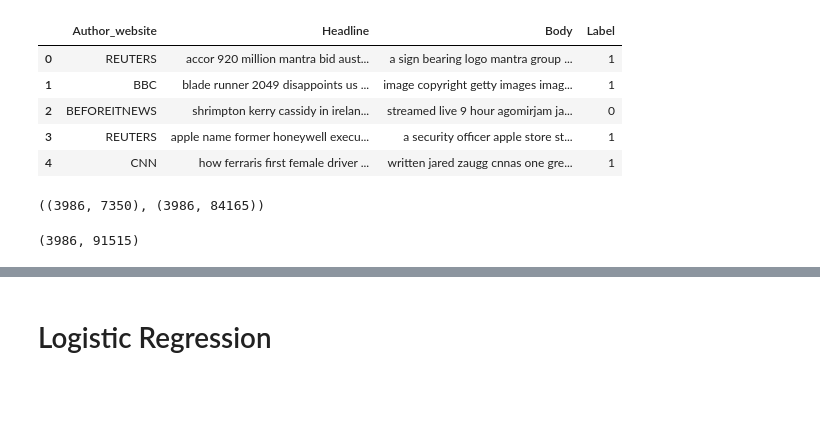
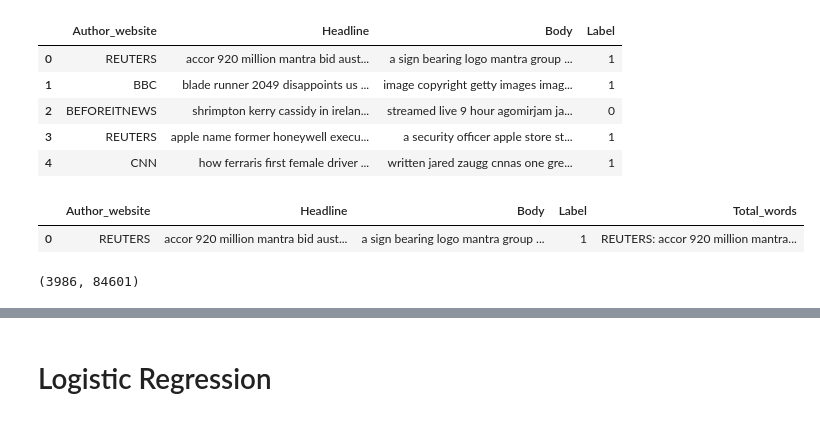
Before and after one commit to mawesh1999/Fakenews_Detection, a Jupyter notebook: Prepration_Modelling.ipynb, the cells around one changed output, grey strips where cells are left out. Cells and saved outputs as stored; diff of their text form; code cells hidden in the pictures; blank space fills up the shorter version.

```diff
--- a/Prepration_Modelling.ipynb
+++ b/Prepration_Modelling.ipynb
@@ -68,7 +66,2 @@ def prepare_body(sample):
 # %%
-x_head = prepare_head(df['Headline'])
-x_body = prepare_body(df['Body'])
+df['Total_words'] = df['Author_website']+ ':'+df['Headline']+''+df['Body']
-# %%
-x_head.shape, x_body.shape
-# %% [output]
-((3986, 7350), (3986, 84165))
@@ -76,0 +68,5 @@ matrix = np.hstack((x_head,x_body))
+# %%
+df.head(1)
+# %% [output]
+|  | Author_website | Headline | Body | Label | Total_words |
+| 0 | REUTERS | accor 920 million mantra bid aust... | a sign bearing logo mantra group ... | 1 | REUTERS: accor 920 million mantra... |
@@ -77,7 +75,7 @@ matrix = np.hstack((x_head,x_body))
 # %%
-matrix.shape
+x_mat.shape
 # %% [output]
-(3986, 91515)
+(3986, 84601)
 # %%
 from sklearn.model_selection import train_test_split
 # %%
```
Also changed, not shown: parts of 45 cells of this notebook, 3 other files.
